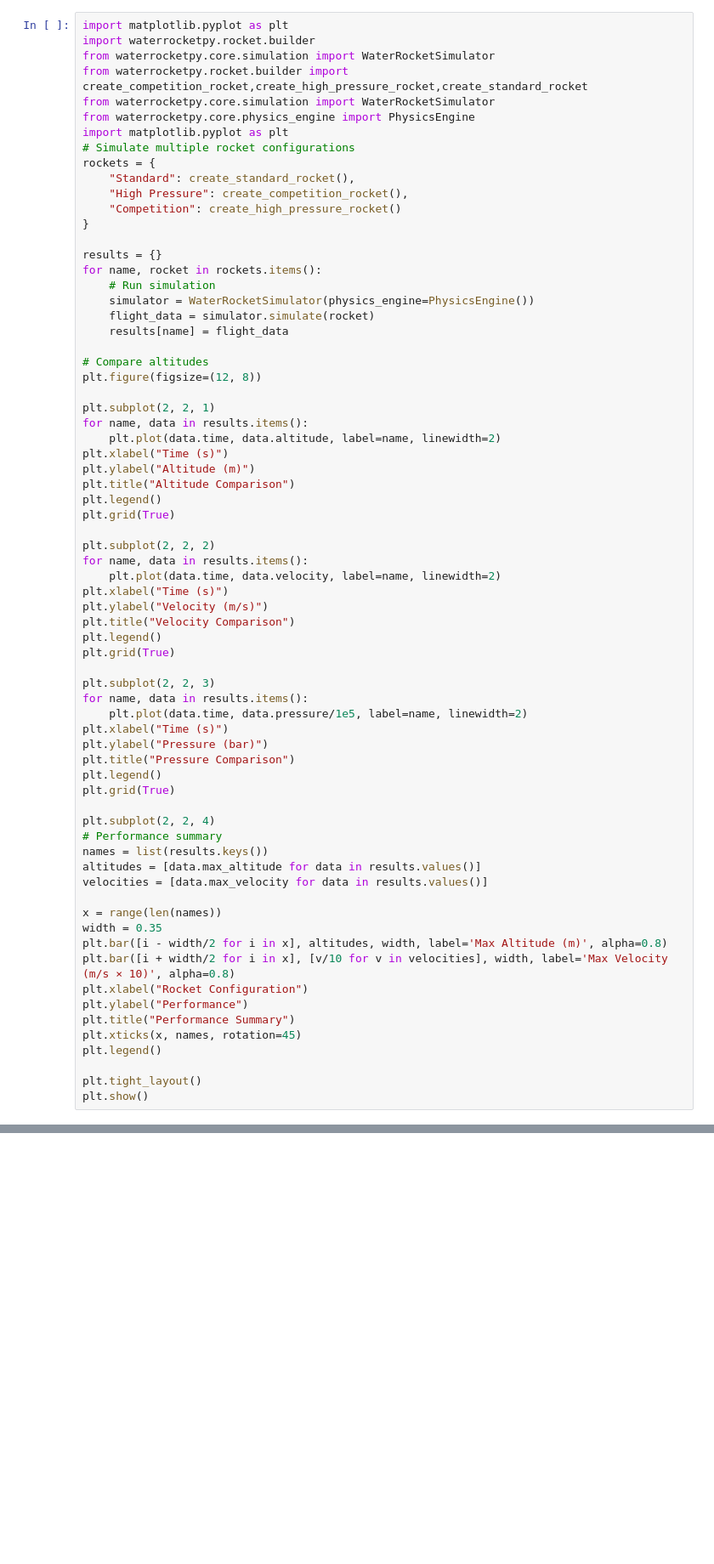
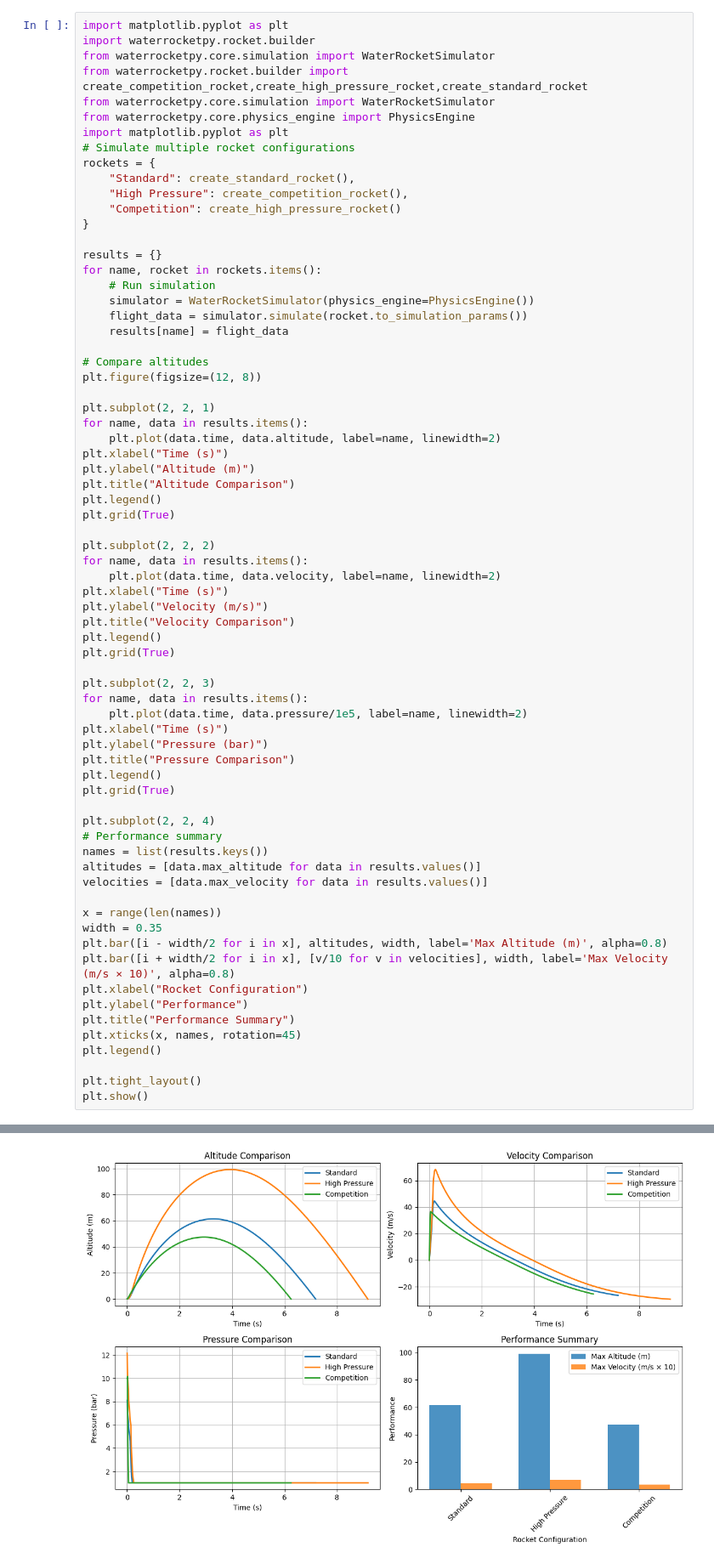
Before and after one commit to Cube002/waterrocketpy, a Jupyter notebook: docs/examples/batch_comparison.ipynb, the cells around one changed output, grey strips where cells are left out. Shown: that part at 85% size. Drawn from its saved outputs; the diff is of its cells as text; blank space fills up the shorter version.

Commit message:
Now Rockets as well as the Rocketbuilder can export to simulation Parameters

```diff
--- a/docs/examples/batch_comparison.ipynb
+++ b/docs/examples/batch_comparison.ipynb
@@ -17,7 +17,7 @@ results = {}
 for name, rocket in rockets.items():
     # Run simulation
     simulator = WaterRocketSimulator(physics_engine=PhysicsEngine())
-    flight_data = simulator.simulate(rocket)
+    flight_data = simulator.simulate(rocket.to_simulation_params())
     results[name] = flight_data
 
 # Compare altitudes
@@ -72,0 +81 @@ TypeError: argument of type 'RocketConfiguration' is not iterable
+[figure, added]
```
Also changed, not shown: parts of 2 cells of this notebook, 5 other files.
